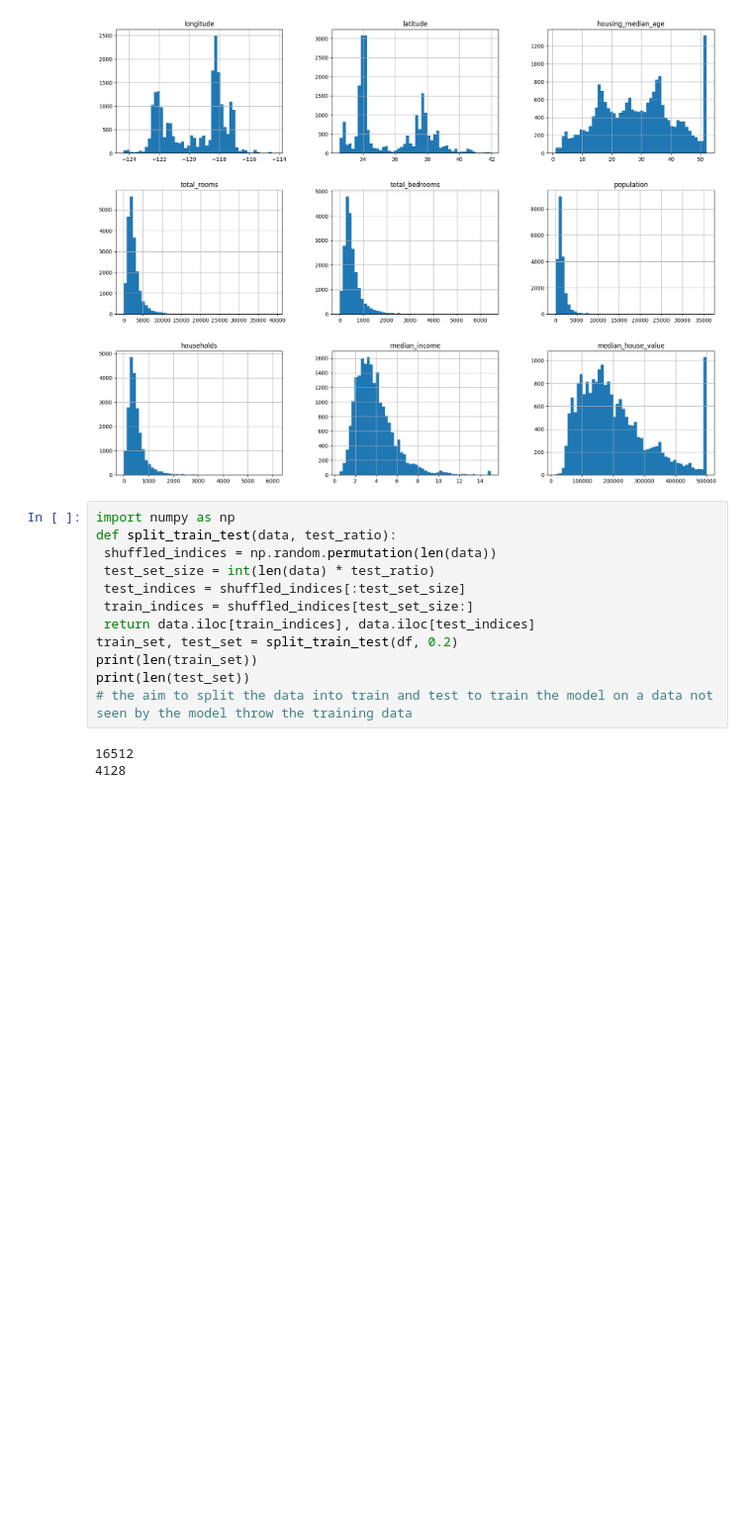
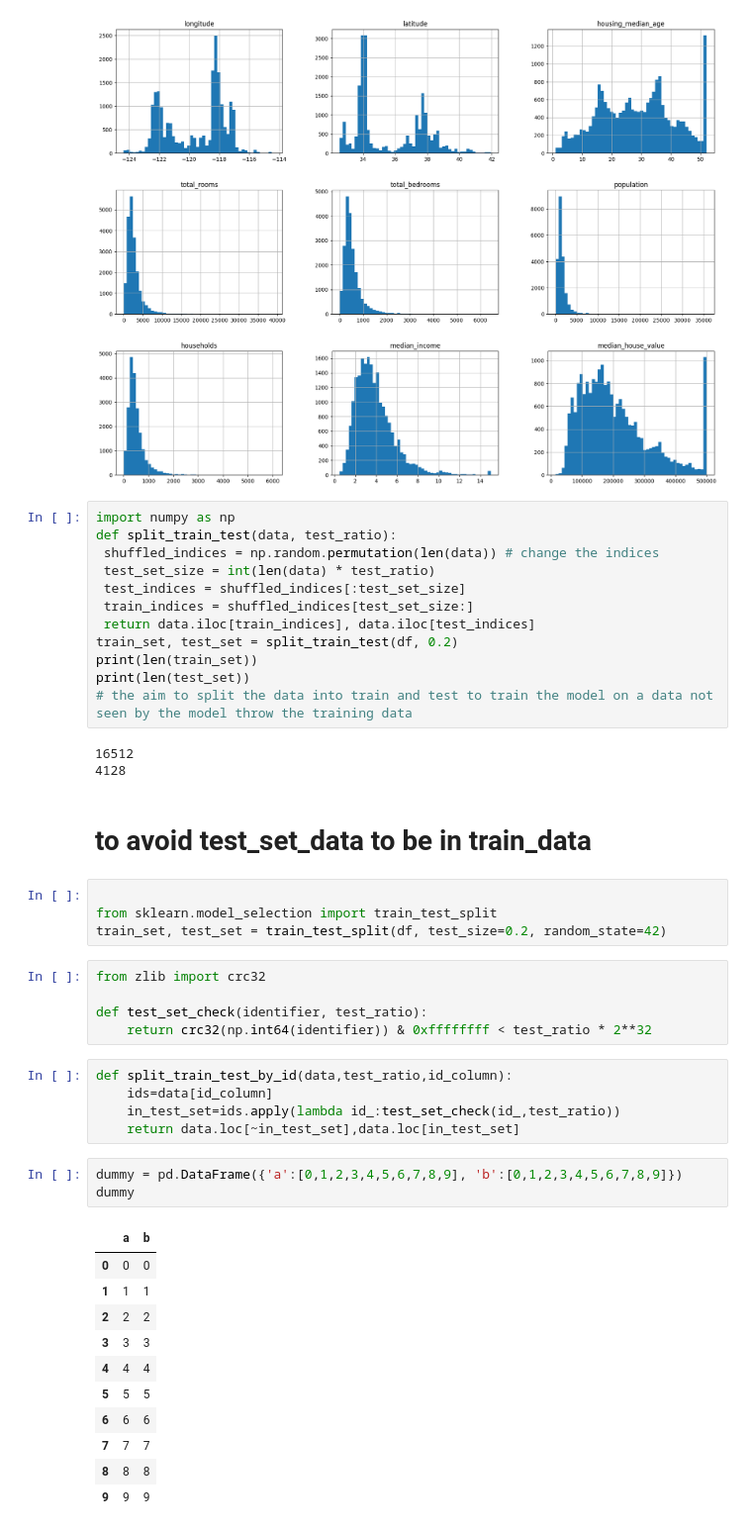
Before and after one commit to EbEmad/Hands_on_Machine_Learning, a Jupyter notebook: CH2/houseing.ipynb, the cells around one changed output. Shown: that part at 99% size. Cells and saved outputs as stored; diff of their text form; blank space fills up the shorter version.

```diff
--- a/CH2/houseing.ipynb
+++ b/CH2/houseing.ipynb
@@ -75,7 +75,7 @@ plt.show()
 # %%
 import numpy as np
 def split_train_test(data, test_ratio):
- shuffled_indices = np.random.permutation(len(data))
+ shuffled_indices = np.random.permutation(len(data)) # change the indices
  test_set_size = int(len(data) * test_ratio)
  test_indices = shuffled_indices[:test_set_size]
  train_indices = shuffled_indices[test_set_size:]
@@ -87,3 +87,34 @@ print(len(test_set))
 # %% [output]
 16512
 4128
+# %% [markdown]
+# to avoid test_set_data to be in train_data
+# %%
+
+from sklearn.model_selection import train_test_split
+train_set, test_set = train_test_split(df, test_size=0.2, random_state=42)
+# %%
+from zlib import crc32
+
+def test_set_check(identifier, test_ratio):
+    return crc32(np.int64(identifier)) & 0xffffffff < test_ratio * 2**32
+# %%
+def split_train_test_by_id(data,test_ratio,id_column):
+    ids=data[id_column]
+    in_test_set=ids.apply(lambda id_:test_set_check(id_,test_ratio))
+    return data.loc[~in_test_set],data.loc[in_test_set]
+# %%
+dummy = pd.DataFrame({'a':[0,1,2,3,4,5,6,7,8,9], 'b':[0,1,2,3,4,5,6,7,8,9]})
+dummy
+# %% [output]
+|  | a | b |
+| 0 | 0 | 0 |
+| 1 | 1 | 1 |
+| 2 | 2 | 2 |
+| 3 | 3 | 3 |
+| 4 | 4 | 4 |
+| 5 | 5 | 5 |
+| 6 | 6 | 6 |
+| 7 | 7 | 7 |
+| 8 | 8 | 8 |
+| 9 | 9 | 9 |
```
Also changed, not shown: parts of 5 cells of this notebook, 1 other file.
